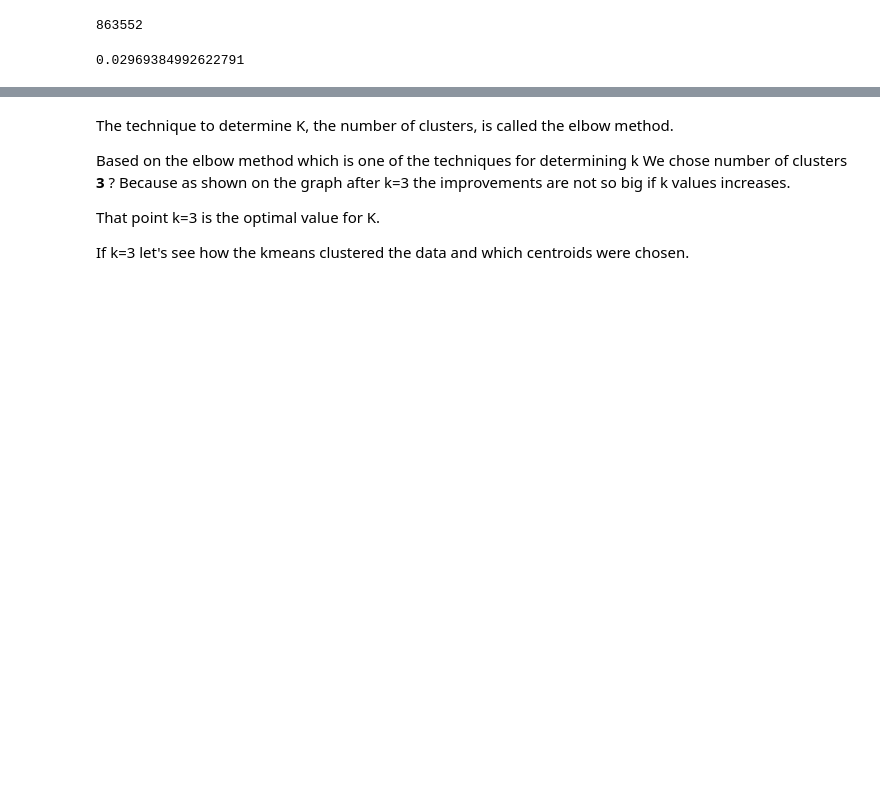
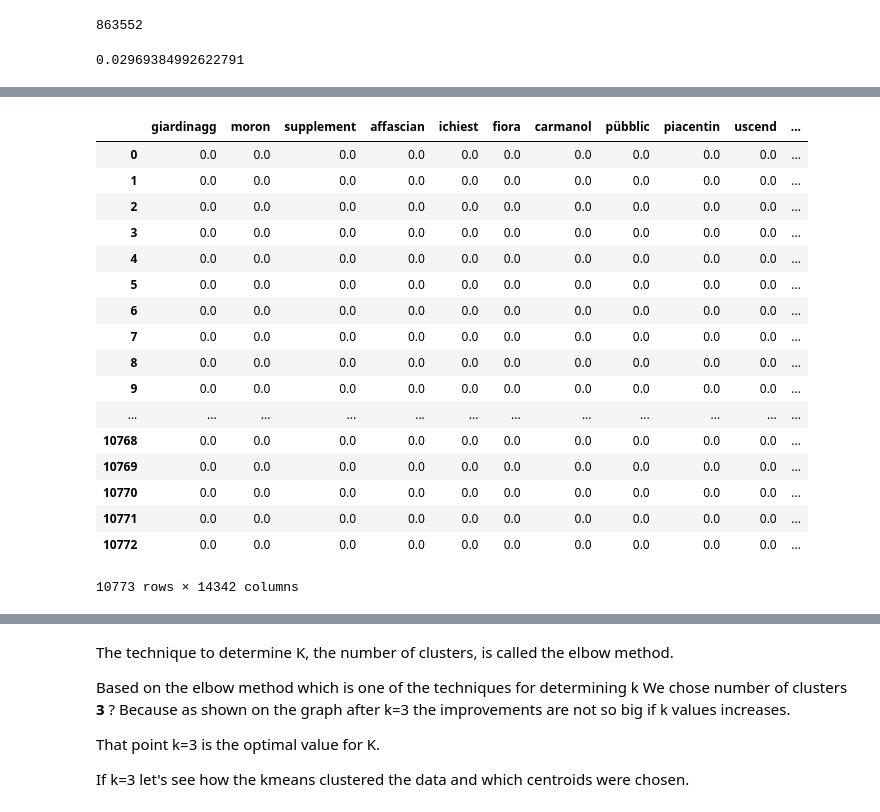
Before and after one commit to dusicastepic/ADMFourthHomework, a Jupyter notebook: Clustering part.ipynb, the cells around one changed output, grey strips where cells are left out. Drawn from its saved outputs; the diff is of its cells as text; code cells hidden in the pictures; blank space fills up the shorter version.

```diff
--- a/Clustering part.ipynb
+++ b/Clustering part.ipynb
@@ -26,7 +26,7 @@ Web scrapping info
 After web scrapping we created one single data frame with columns 'price', 'locali', 'superficie', 'bagni', 'piano', 'description' and stored it as a .csv file for future usage.
 # %%
 #Importing data into memory from the stored .csv file
-data = pd.read_csv("data_houses.csv", sep='\t', encoding='utf-8')
+data = pd.read_csv("data_houses_df_no_duplicates.csv", sep='\t', encoding='utf-8')
 data.columns
 # %% [output]
 Index(['price', 'locali', 'superficie', 'bagni', 'piano', 'description'], dtype='object')
@@ -403,0 +388,13 @@ def calculate_tf_idf(description_dataset,inverted_idx,vocabulary):
+# %%
+#Making pandas dataframe announcements vs words -->tf-idf
+list_aux = []
+
+for row in range(res.shape[0]): #--->>>data? we have deleted some rows after
+    temp_row_values = []
+    for word in vocabulary:
+        try:
+            temp_row_values.append(tf_idf_dic[(row, word)]) #--->>>row instead doc_id
+        except:
+            temp_row_values.append(0)
+    list_aux.append(temp_row_values)
+description_dataset_tfidf = pd.DataFrame(list_aux, columns=list(vocabulary.keys()))
@@ -403,0 +423,21 @@ def calculate_tf_idf(description_dataset,inverted_idx,vocabulary):
+# %%
+description_dataset_tfidf
+# %% [output]
+|  | giardinagg | moron | supplement | affascian | ichiest | fiora | carmanol | pübblic | piacentin | uscend | ... |
+| 0 | 0.0 | 0.0 | 0.0 | 0.0 | 0.0 | 0.0 | 0.0 | 0.0 | 0.0 | 0.0 | ... |
+| 1 | 0.0 | 0.0 | 0.0 | 0.0 | 0.0 | 0.0 | 0.0 | 0.0 | 0.0 | 0.0 | ... |
+| 2 | 0.0 | 0.0 | 0.0 | 0.0 | 0.0 | 0.0 | 0.0 | 0.0 | 0.0 | 0.0 | ... |
+| 3 | 0.0 | 0.0 | 0.0 | 0.0 | 0.0 | 0.0 | 0.0 | 0.0 | 0.0 | 0.0 | ... |
+| 4 | 0.0 | 0.0 | 0.0 | 0.0 | 0.0 | 0.0 | 0.0 | 0.0 | 0.0 | 0.0 | ... |
+| 5 | 0.0 | 0.0 | 0.0 | 0.0 | 0.0 | 0.0 | 0.0 | 0.0 | 0.0 | 0.0 | ... |
+| 6 | 0.0 | 0.0 | 0.0 | 0.0 | 0.0 | 0.0 | 0.0 | 0.0 | 0.0 | 0.0 | ... |
+| 7 | 0.0 | 0.0 | 0.0 | 0.0 | 0.0 | 0.0 | 0.0 | 0.0 | 0.0 | 0.0 | ... |
+| 8 | 0.0 | 0.0 | 0.0 | 0.0 | 0.0 | 0.0 | 0.0 | 0.0 | 0.0 | 0.0 | ... |
+| 9 | 0.0 | 0.0 | 0.0 | 0.0 | 0.0 | 0.0 | 0.0 | 0.0 | 0.0 | 0.0 | ... |
+| ... | ... | ... | ... | ... | ... | ... | ... | ... | ... | ... | ... |
+| 10768 | 0.0 | 0.0 | 0.0 | 0.0 | 0.0 | 0.0 | 0.0 | 0.0 | 0.0 | 0.0 | ... |
+| 10769 | 0.0 | 0.0 | 0.0 | 0.0 | 0.0 | 0.0 | 0.0 | 0.0 | 0.0 | 0.0 | ... |
+| 10770 | 0.0 | 0.0 | 0.0 | 0.0 | 0.0 | 0.0 | 0.0 | 0.0 | 0.0 | 0.0 | ... |
+| 10771 | 0.0 | 0.0 | 0.0 | 0.0 | 0.0 | 0.0 | 0.0 | 0.0 | 0.0 | 0.0 | ... |
+| 10772 | 0.0 | 0.0 | 0.0 | 0.0 | 0.0 | 0.0 | 0.0 | 0.0 | 0.0 | 0.0 | ... |
+10773 rows × 14342 columns
```
Also changed, not shown: parts of 32 cells of this notebook.
